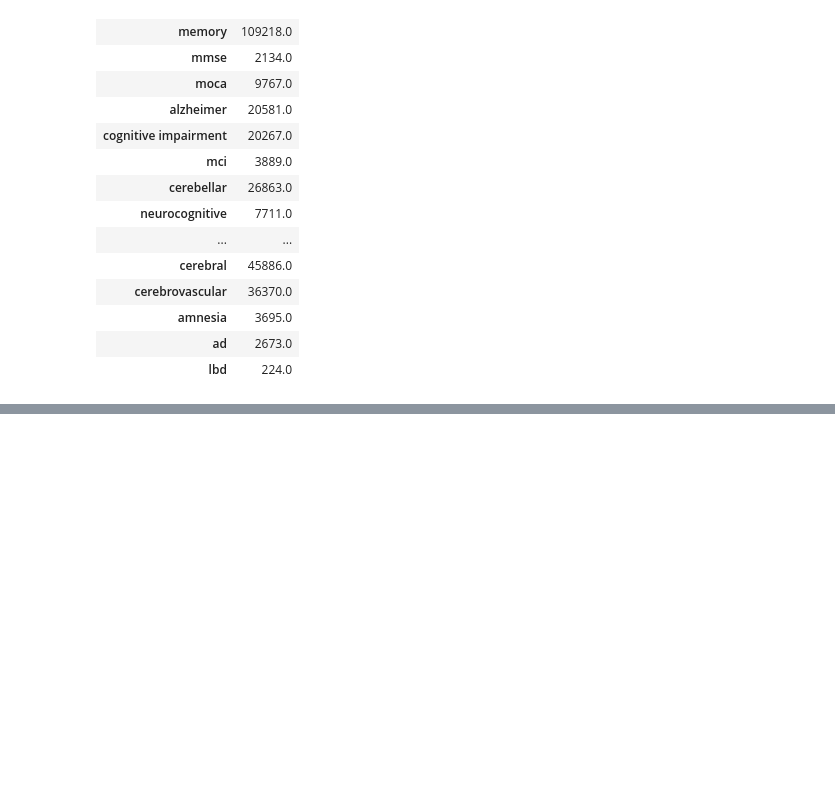
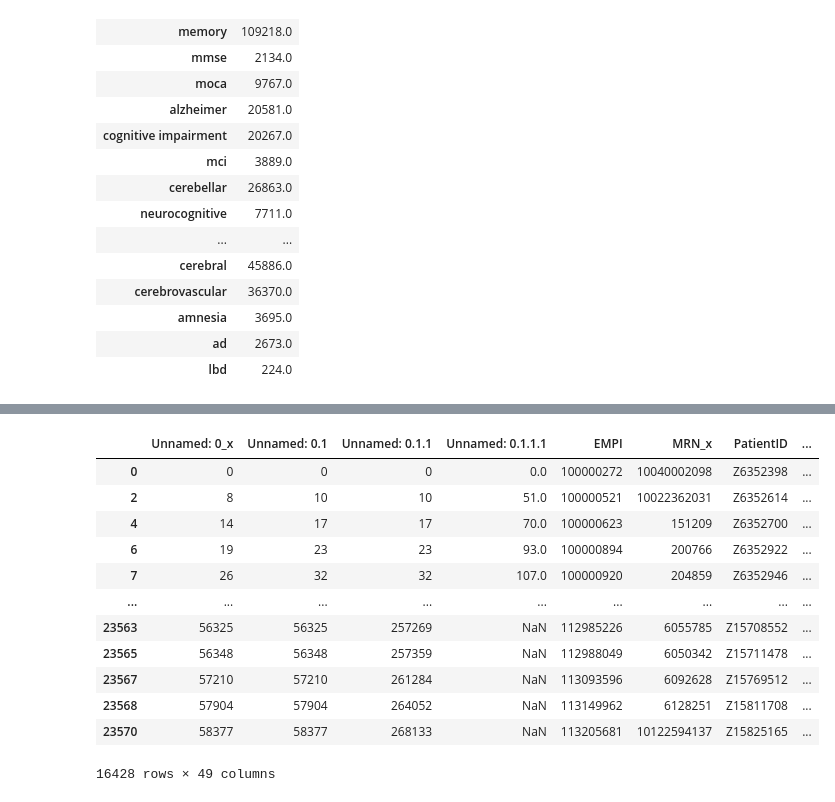
Before and after one commit to anaconda121/NeuraHealth, a Jupyter notebook: EDA/Getting_Data/Table 1.ipynb, the cells around one changed output, grey strips where cells are left out. Saved outputs shown, nothing was run; the diff lists cells and outputs as text; code cells hidden in the pictures; blank space fills up the shorter version.

```diff
--- a/EDA/Getting_Data/Table 1.ipynb
+++ b/EDA/Getting_Data/Table 1.ipynb
@@ -410,0 +435,2 @@ match_counts.to_csv(r"C:\Users\MIND_DS\Dropbox (Partners HealthCare)\NLP\Tanish\
+# %%
+empi = df[df["EMPI"].isin(df["EMPI"].unique().tolist())]
@@ -410,0 +453,2 @@ match_counts.to_csv(r"C:\Users\MIND_DS\Dropbox (Partners HealthCare)\NLP\Tanish\
+# %%
+empi = empi.drop_duplicates(subset = 'EMPI', keep = 'first')
@@ -410,0 +477,18 @@ match_counts.to_csv(r"C:\Users\MIND_DS\Dropbox (Partners HealthCare)\NLP\Tanish\
+# %%
+ages = pd.merge(empi, dem, left_on = 'EMPI', right_on = 'EMPI', how = 'left')
+# %%
+ages
+# %% [output]
+|  | Unnamed: 0_x | Unnamed: 0.1 | Unnamed: 0.1.1 | Unnamed: 0.1.1.1 | EMPI | MRN_x | PatientID | ... |
+| 0 | 0 | 0 | 0 | 0.0 | 100000272 | 10040002098 | Z6352398 | ... |
+| 2 | 8 | 10 | 10 | 51.0 | 100000521 | 10022362031 | Z6352614 | ... |
+| 4 | 14 | 17 | 17 | 70.0 | 100000623 | 151209 | Z6352700 | ... |
+| 6 | 19 | 23 | 23 | 93.0 | 100000894 | 200766 | Z6352922 | ... |
+| 7 | 26 | 32 | 32 | 107.0 | 100000920 | 204859 | Z6352946 | ... |
+| ... | ... | ... | ... | ... | ... | ... | ... | ... |
+| 23563 | 56325 | 56325 | 257269 | NaN | 112985226 | 6055785 | Z15708552 | ... |
+| 23565 | 56348 | 56348 | 257359 | NaN | 112988049 | 6050342 | Z15711478 | ... |
+| 23567 | 57210 | 57210 | 261284 | NaN | 113093596 | 6092628 | Z15769512 | ... |
+| 23568 | 57904 | 57904 | 264052 | NaN | 113149962 | 6128251 | Z15811708 | ... |
+| 23570 | 58377 | 58377 | 268133 | NaN | 113205681 | 10122594137 | Z15825165 | ... |
+16428 rows × 49 columns
```
Also changed, not shown: parts of 12 cells of this notebook.
